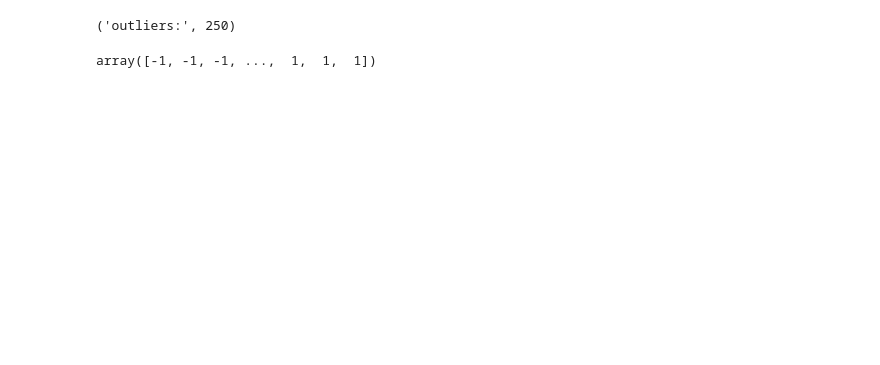
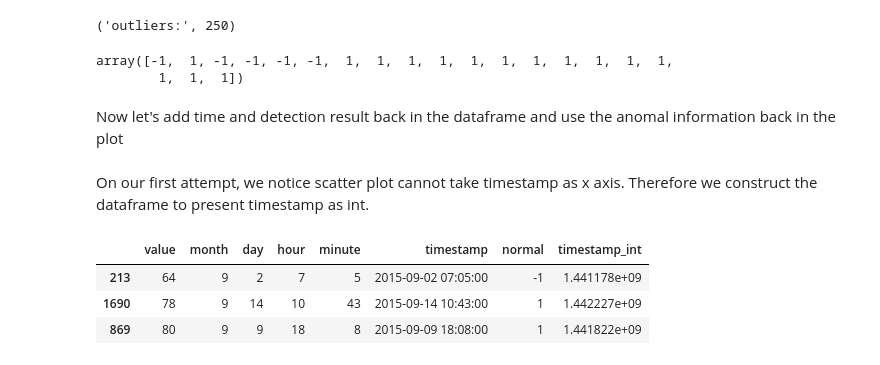
Before and after one commit to KaidongLi/ku731-p06-anomal, a Jupyter notebook: det_anomal.ipynb, the cells around one changed output. Drawn from its saved outputs; the diff is of its cells as text; code cells hidden in the pictures; blank space fills up the shorter version.

```diff
--- a/det_anomal.ipynb
+++ b/det_anomal.ipynb
@@ -86,6 +95,22 @@ print("outliers:", list(y_pred_train).count(-1))
 # %% [output]
 ('outliers:', 250)
 # %%
-y_pred_train
+y_pred_train[40:60]
 # %% [output]
-array([-1, -1, -1, ...,  1,  1,  1])
+array([-1,  1, -1, -1, -1, -1,  1,  1,  1,  1,  1,  1,  1,  1,  1,  1,  1,
+        1,  1,  1])
+# %% [markdown]
+Now let's add time and detection result back in the dataframe and use the anomal information back in the plot
+# %% [markdown]
+On our first attempt, we notice scatter plot cannot take timestamp as x axis. Therefore we construct the dataframe to present timestamp as int.
+# %%
+data_pre['timestamp_int'] = data_ori.timestamp.apply(lambda t:t.timestamp())
+data_pre['timestamp'] = data_ori.timestamp
+#data_pre['timestamp'] = data_ori['timestamp'].timestamp()
+data_pre['normal'] = y_pred_train
+data_pre.sample(3)
+# %% [output]
+|  | value | month | day | hour | minute | timestamp | normal | timestamp_int |
+| 213 | 64 | 9 | 2 | 7 | 5 | 2015-09-02 07:05:00 | -1 | 1.441178e+09 |
+| 1690 | 78 | 9 | 14 | 10 | 43 | 2015-09-14 10:43:00 | 1 | 1.442227e+09 |
+| 869 | 80 | 9 | 9 | 18 | 8 | 2015-09-09 18:08:00 | 1 | 1.441822e+09 |
```
Also changed, not shown: parts of 9 cells of this notebook, 1 other file.
